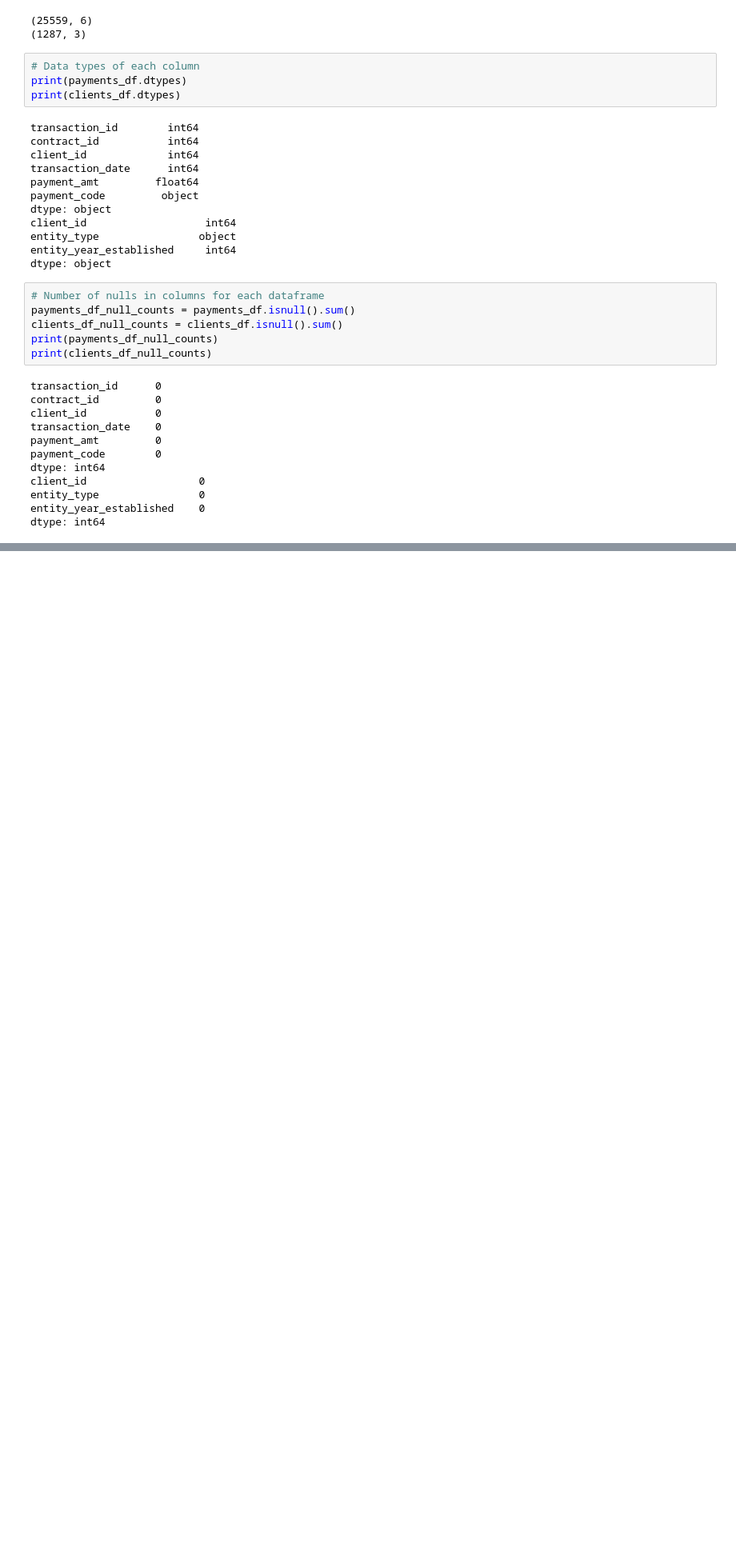
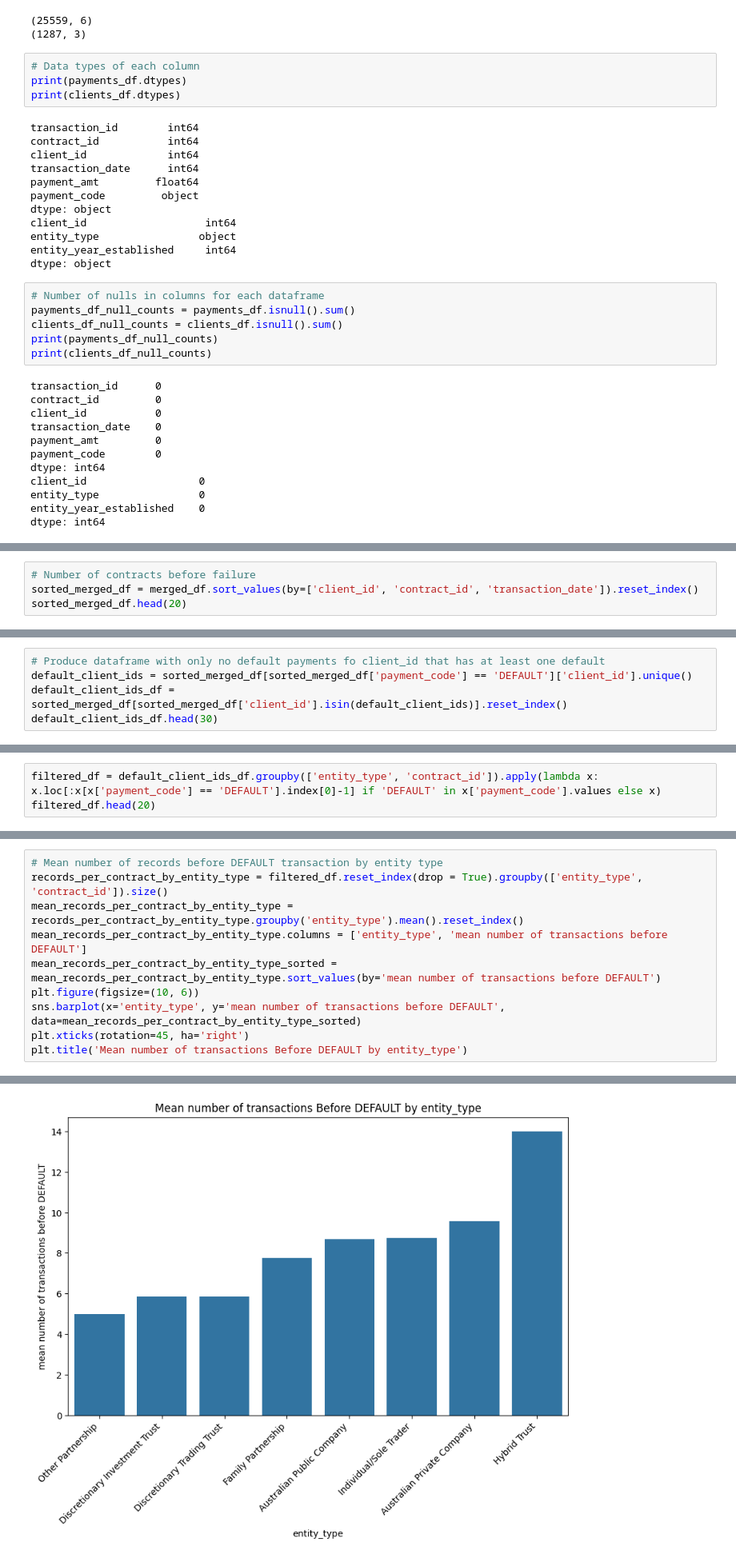
Before and after one commit to jacobpalinski/Payments-Case-Study, a Jupyter notebook: Jacob-Palinski-Case-Study-Python.ipynb, the cells around one changed output, grey strips where cells are left out. Shown: that part at 80% size. Drawn from its saved outputs; the diff is of its cells as text; blank space fills up the shorter version.

```diff
--- a/Jacob-Palinski-Case-Study-Python.ipynb
+++ b/Jacob-Palinski-Case-Study-Python.ipynb
@@ -97,0 +240,4 @@ merged_df.head()
+# %%
+# Number of contracts before failure
+sorted_merged_df = merged_df.sort_values(by=['client_id', 'contract_id', 'transaction_date']).reset_index()
+sorted_merged_df.head(20)
@@ -97,0 +262,5 @@ merged_df.head()
+# %%
+# Produce dataframe with only no default payments fo client_id that has at least one default
+default_client_ids = sorted_merged_df[sorted_merged_df['payment_code'] == 'DEFAULT']['client_id'].unique()
+default_client_ids_df = sorted_merged_df[sorted_merged_df['client_id'].isin(default_client_ids)].reset_index()
+default_client_ids_df.head(30)
@@ -97,0 +285,3 @@ merged_df.head()
+# %%
+filtered_df = default_client_ids_df.groupby(['entity_type', 'contract_id']).apply(lambda x: x.loc[:x[x['payment_code'] == 'DEFAULT'].index[0]-1] if 'DEFAULT' in x['payment_code'].values else x)
+filtered_df.head(20)
@@ -97,0 +307,11 @@ merged_df.head()
+# %%
+# Mean number of records before DEFAULT transaction by entity type
+records_per_contract_by_entity_type = filtered_df.reset_index(drop = True).groupby(['entity_type', 'contract_id']).size()
+mean_records_per_contract_by_entity_type = records_per_contract_by_entity_type.groupby('entity_type').mean().reset_index()
+mean_records_per_contract_by_entity_type.columns = ['entity_type', 'mean number of transactions before DEFAULT']
+mean_records_per_contract_by_entity_type_sorted = mean_records_per_contract_by_entity_type.sort_values(by='mean number of transactions before DEFAULT')
+plt.figure(figsize=(10, 6))
+sns.barplot(x='entity_type', y='mean number of transactions before DEFAULT', data=mean_records_per_contract_by_entity_type_sorted)
+plt.xticks(rotation=45, ha='right')
+plt.title('Mean number of transactions Before DEFAULT by entity_type')
+# %% [output]
@@ -97,0 +319 @@ merged_df.head()
+[figure, added]
```
Also changed, not shown: parts of 21 cells of this notebook, 1 other file.
